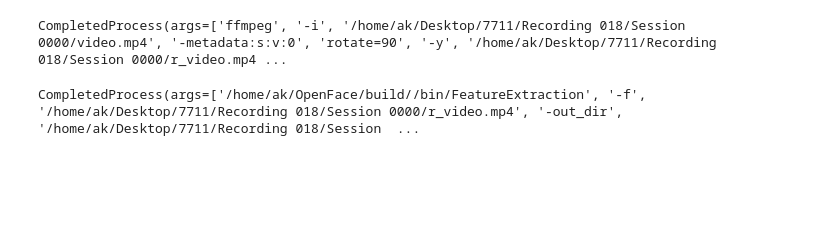
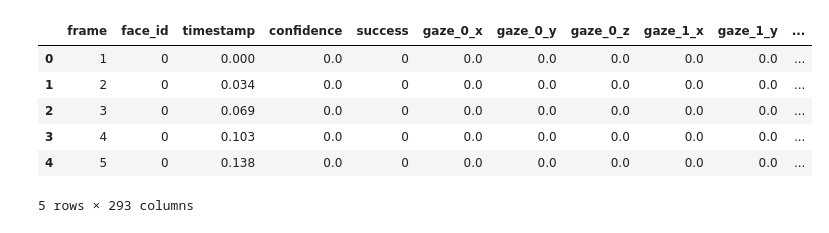
Before and after one commit to AbhishekKaushikCV/HCI, a Jupyter notebook: Video_script.ipynb, the cells around one changed output. Saved outputs shown, nothing was run; the diff lists cells and outputs as text; code cells hidden in the pictures; blank space fills up the shorter version.

```diff
--- a/Video_script.ipynb
+++ b/Video_script.ipynb
@@ -50,10 +66,0 @@ for recording_path in recording_paths:
-# %%
-# Start of the processing
-
-ac_path = '/home/ak/Desktop/7711'
-# Created a list of all directories in account path
-mini_recording_paths = [] # Contains all the paths of recording
-for recording in os.listdir(ac_path):
-    recording_path = os.path.join (ac_path, str(recording))
-    mini_recording_paths.append(recording_path)
-    #print(recording_path)
@@ -102,26 +89,10 @@ for recording_path in s_mini_recording_paths:
-# %%
-# Rotate a single video
-# we have to change the name of output video to rotate it
-# We must save the rotated video in the same place
-
-#How to change the name of video recursively
-
-input_dir= '/home/ak/Desktop/7711/Recording 018/Session 0000/video.mp4'
-output_dir= '/home/ak/Desktop/7711/Recording 018/Session 0000/r_video.mp4'
-
-subprocess.run(['ffmpeg', '-i',input_dir,  '-metadata:s:v:0', 'rotate=90', '-y',output_dir ])
-# %% [output]
-CompletedProcess(args=['ffmpeg', '-i', '/home/ak/Desktop/7711/Recording 018/Session 0000/video.mp4', '-metadata:s:v:0', 'rotate=90', '-y', '/home/ak/Desktop/7711/Recording 018/Session 0000/r_video.mp4 ...
-# %%
-# Generate the gaze data
-# Save the processed video in the same place
-
-
-path_to_execu = "/home/ak/OpenFace/build//bin/FeatureExtraction"
-video_path = '/home/ak/Desktop/7711/Recording 018/Session 0000/r_video.mp4'
-output_dir = '/home/ak/Desktop/7711/Recording 018/Session 0000'
-
-
-subprocess.run([path_to_execu,'-f', video_path, '-out_dir', output_dir, "-gaze", "-tracked"])
-# %% [output]
-CompletedProcess(args=['/home/ak/OpenFace/build//bin/FeatureExtraction', '-f', '/home/ak/Desktop/7711/Recording 018/Session 0000/r_video.mp4', '-out_dir', '/home/ak/Desktop/7711/Recording 018/Session  ...
+# %%
+gaze_df.head()
+# %% [output]
+|  | frame | face_id | timestamp | confidence | success | gaze_0_x | gaze_0_y | gaze_0_z | gaze_1_x | gaze_1_y | ... |
+| 0 | 1 | 0 | 0.000 | 0.0 | 0 | 0.0 | 0.0 | 0.0 | 0.0 | 0.0 | ... |
+| 1 | 2 | 0 | 0.034 | 0.0 | 0 | 0.0 | 0.0 | 0.0 | 0.0 | 0.0 | ... |
+| 2 | 3 | 0 | 0.069 | 0.0 | 0 | 0.0 | 0.0 | 0.0 | 0.0 | 0.0 | ... |
+| 3 | 4 | 0 | 0.103 | 0.0 | 0 | 0.0 | 0.0 | 0.0 | 0.0 | 0.0 | ... |
+| 4 | 5 | 0 | 0.138 | 0.0 | 0 | 0.0 | 0.0 | 0.0 | 0.0 | 0.0 | ... |
+5 rows × 293 columns
```
Also changed, not shown: parts of 13 cells of this notebook.
